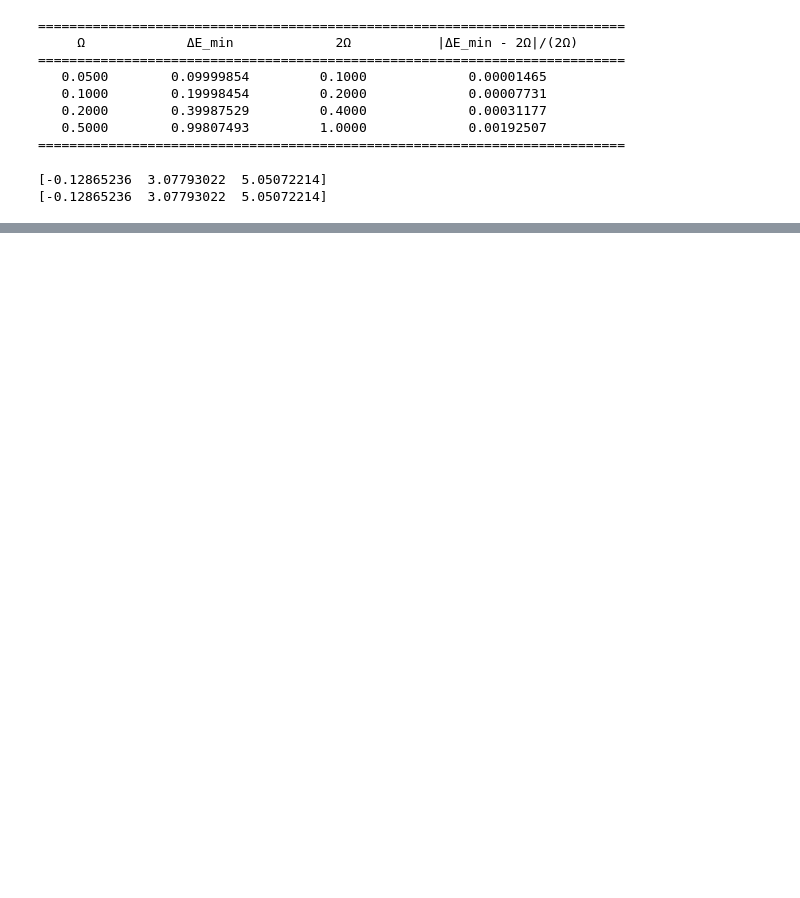
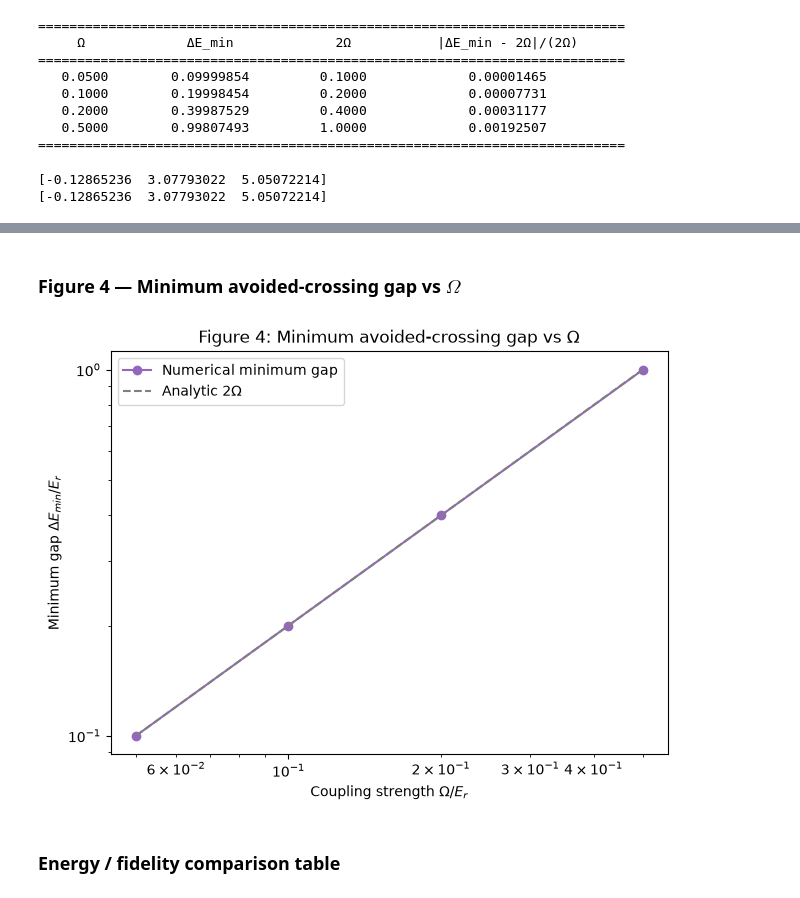
Before and after one commit to Doshi143/bragg-vqe, a Jupyter notebook: Detuned_Bragg_Lattice_VQE.ipynb, the cells around one changed output, grey strips where cells are left out. Drawn from its saved outputs; the diff is of its cells as text; code cells hidden in the pictures; blank space fills up the shorter version.

```diff
--- a/Detuned_Bragg_Lattice_VQE.ipynb
+++ b/Detuned_Bragg_Lattice_VQE.ipynb
@@ -280,0 +516,19 @@ print(fidelity)
+# %% [markdown]
+### Figure 4 — Minimum avoided-crossing gap vs $\Omega$
+# %%
+fig, ax = plt.subplots(figsize=(6.5, 5))
+
+ax.loglog(omega_values, min_gaps, "o-", color="tab:purple", label="Numerical minimum gap")
+ax.loglog(omega_values, [2 * o for o in omega_values], "--", color="grey", label=r"Analytic $2\Omega$")
+
+ax.set_xlabel(r"Coupling strength $\Omega / E_r$")
+ax.set_ylabel(r"Minimum gap $\Delta E_{min} / E_r$")
+ax.set_title(r"Figure 4: Minimum avoided-crossing gap vs $\Omega$")
+ax.legend()
+fig.tight_layout()
+fig.savefig("figures/fig4_min_gap_vs_omega.png", dpi=150)
+plt.show()
+# %% [output]
+[figure, added]
+# %% [markdown]
+### Energy / fidelity comparison table
```
Also changed, not shown: parts of 23 cells of this notebook, 6 other files.
